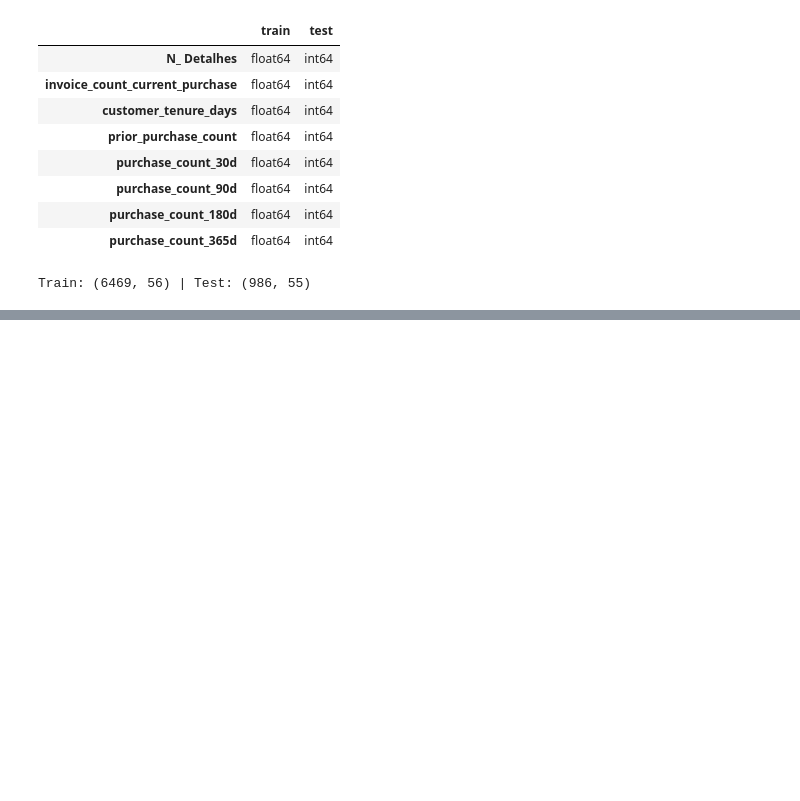
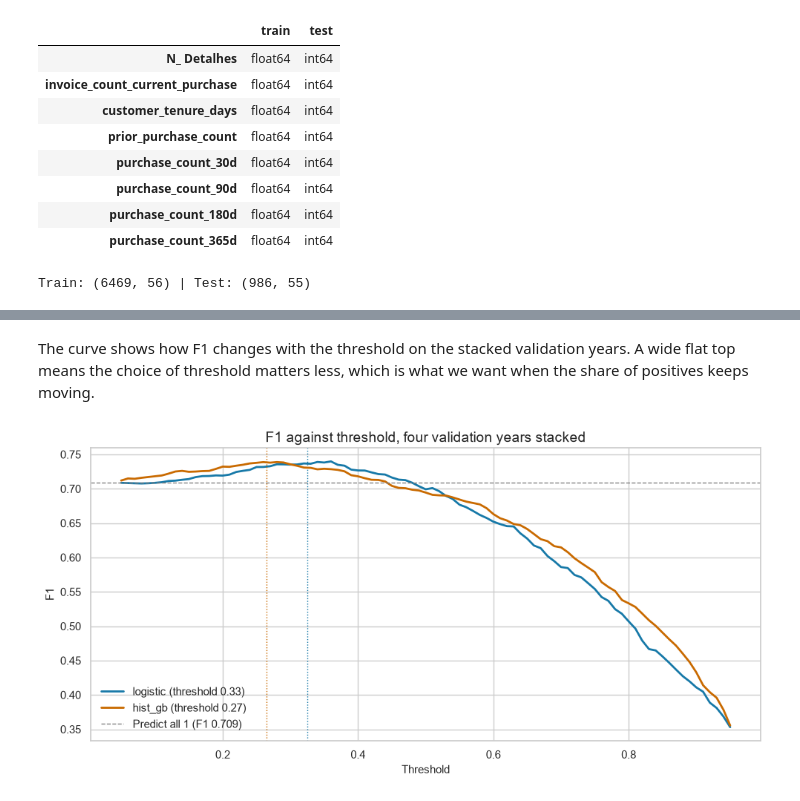
Before and after one commit to PedroHSantos20/ml-repeat-purchase, a Jupyter notebook: notebooks/02_preprocessing.ipynb, the cells around one changed output, grey strips where cells are left out. Cells and saved outputs as stored; diff of their text form; code cells hidden in the pictures; blank space fills up the shorter version.

```diff
--- a/notebooks/02_preprocessing.ipynb
+++ b/notebooks/02_preprocessing.ipynb
@@ -923,0 +1328,19 @@ for name, df in [("train", train_clean), ("test", test_clean)]:
+# %%
+results = {}
+for name, pipe in reference_models.items():
+    table, oof, thr = score_folds(pipe, dev, folds, features)
+    results[name] = {"table": table, "oof": oof, "threshold": thr}
+
+# Per-fold scores for both models
+display(pd.concat({name: r["table"] for name, r in results.items()}))
+
+# One line per model: fold averages, plus F1 on the four years stacked
+summary = pd.DataFrame({
+    name: {
+        **r["table"].mean().to_dict(),
+        "f1_stacked": f1_score(r["oof"]["y"], r["oof"]["p"] >= r["threshold"]),
+        "threshold": r["threshold"],
+    }
+    for name, r in results.items()
+}).T
+display(summary[["log_loss", "ll_floor", "ll_gain", "roc_auc", "f1", "f1_stacked", "floor", "lift", "threshold"]])
@@ -923,0 +1361,22 @@ for name, df in [("train", train_clean), ("test", test_clean)]:
+# %% [markdown]
+The curve shows how F1 changes with the threshold on the stacked validation years. A wide flat top means the choice of threshold matters less, which is what we want when the share of positives keeps moving.
+# %%
+fig, ax = plt.subplots(figsize=(10, 5))
+colours = {"logistic": "#1779A8", "hist_gb": "#C96A00"}
+
+for name, r in results.items():
+    _, grid, f1s = best_threshold(r["oof"]["y"], r["oof"]["p"])
+    ax.plot(grid, f1s, color=colours[name], lw=2, label=f"{name} (threshold {r['threshold']:.2f})")
+    ax.axvline(r["threshold"], color=colours[name], ls=":", lw=1)
+
+floor = f1_floor(results["logistic"]["oof"]["y"])
+ax.axhline(floor, color="grey", ls="--", lw=1, label=f"Predict all 1 (F1 {floor:.3f})")
+
+ax.set_xlabel("Threshold")
+ax.set_ylabel("F1")
+ax.set_title("F1 against threshold, four validation years stacked")
+ax.legend(frameon=False)
+plt.tight_layout()
+plt.show()
+# %% [output]
+[figure, added]
```
Also changed, not shown: parts of 61 cells of this notebook, 2 other files.
